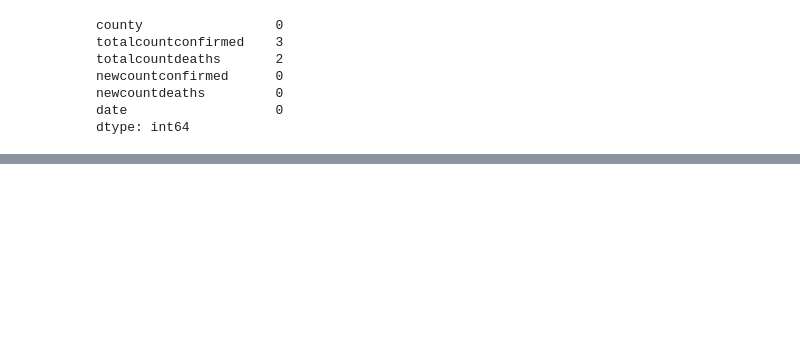
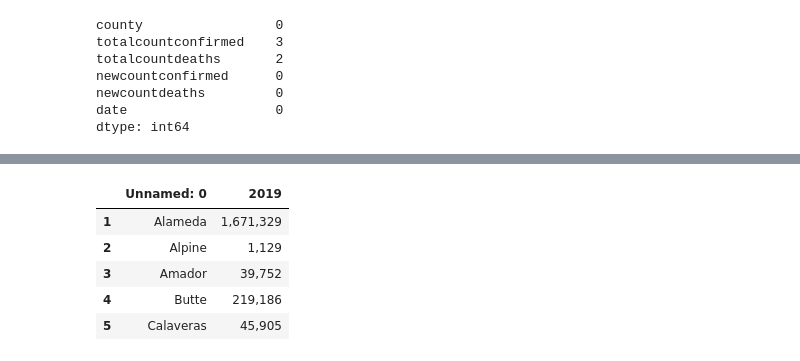
Before and after one commit to lettywu/COVID-19-vaccinations, a Jupyter notebook: jesse/Data Cleaning.ipynb, the cells around one changed output, grey strips where cells are left out. Cells and saved outputs as stored; diff of their text form; code cells hidden in the pictures; blank space fills up the shorter version.

```diff
--- a/jesse/Data Cleaning.ipynb
+++ b/jesse/Data Cleaning.ipynb
@@ -163,0 +184,12 @@ cases_masks_df.to_csv('../clean_data/cases_with_mask_use.csv')
+# %%
+county_pop_df['Unnamed: 0'].replace(' County, California', '', inplace = True, regex = True)
+county_pop_df['Unnamed: 0'].replace('\.', '', inplace = True, regex = True)
+county_pop_df.drop(index = 0, inplace = True)
+county_pop_df.head()
+# %% [output]
+|  | Unnamed: 0 | 2019 |
+| 1 | Alameda | 1,671,329 |
+| 2 | Alpine | 1,129 |
+| 3 | Amador | 39,752 |
+| 4 | Butte | 219,186 |
+| 5 | Calaveras | 45,905 |
```
Also changed, not shown: parts of 4 cells of this notebook, 5 other files.
